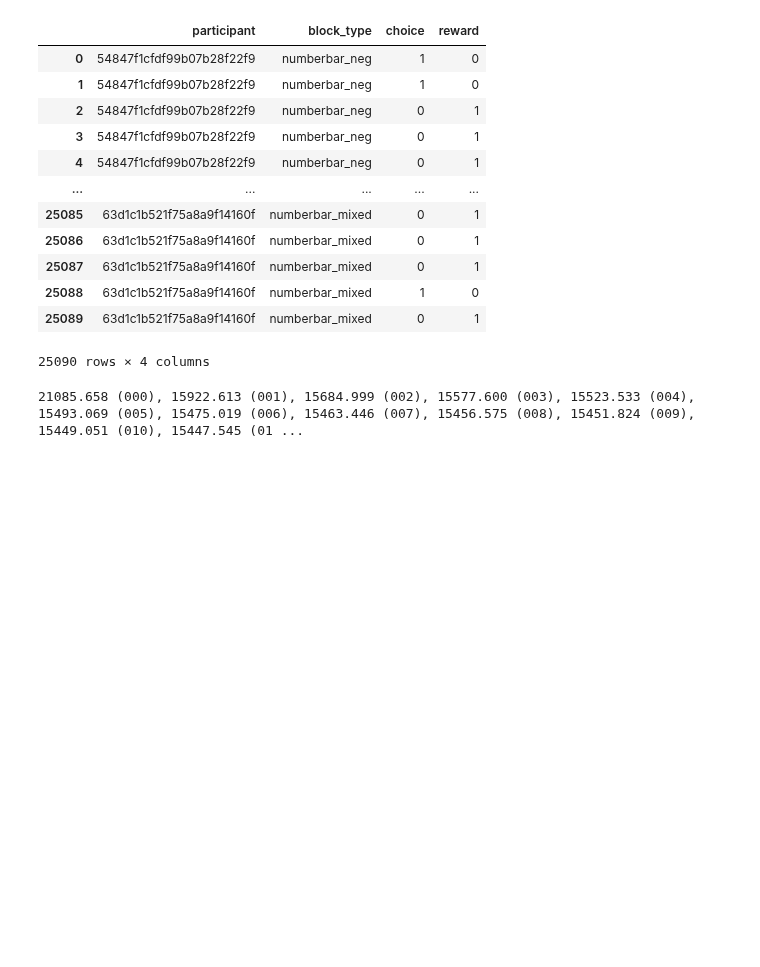
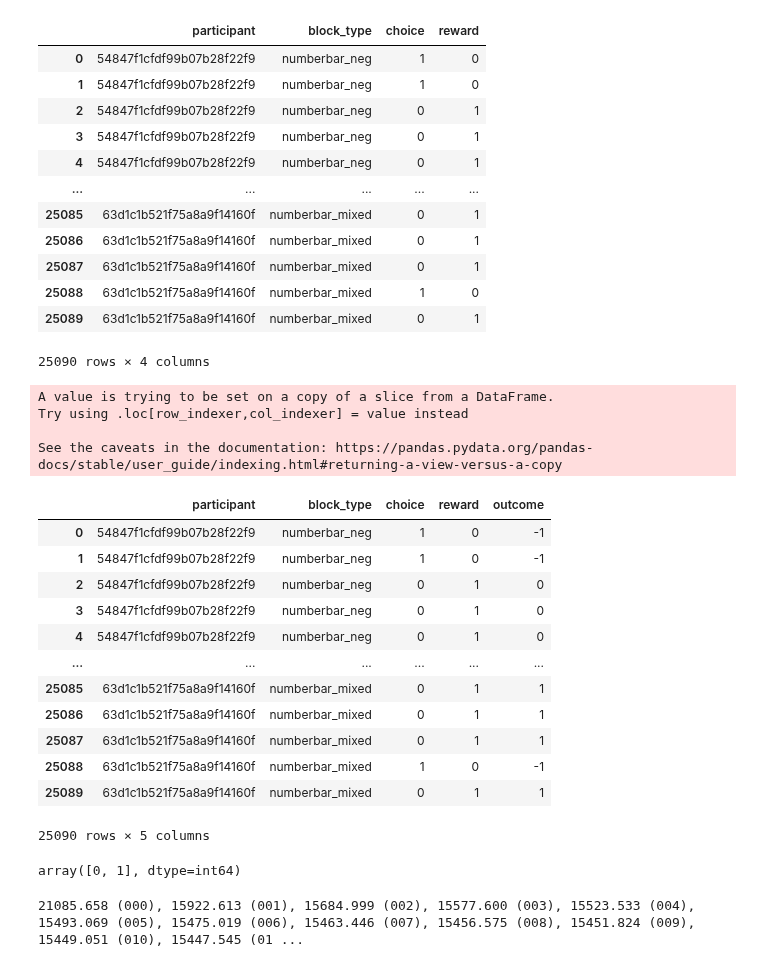
Before and after one commit to shawnrhoads/pyEM, a Jupyter notebook: examples/RW.ipynb, the cells around one changed output. Drawn from its saved outputs; the diff is of its cells as text; code cells hidden in the pictures; blank space fills up the shorter version.

```diff
--- a/examples/RW.ipynb
+++ b/examples/RW.ipynb
@@ -101,6 +102,49 @@ sub_c
 | 25088 | 63d1c1b521f75a8a9f14160f | numberbar_mixed | 1 | 0 |
 | 25089 | 63d1c1b521f75a8a9f14160f | numberbar_mixed | 0 | 1 |
 25090 rows × 4 columns
+# %%
+# Recode reward back to outcome (-1, 0, 1)
+def recode_outcome(row):
+    if row['block_type'] == 'numberbar_neg' and row['reward'] == 1:
+        return 0  # Negative block and reward 1 = $0
+    elif row['block_type'] == 'numberbar_neg' and row['reward'] == 0:
+        return -1   # Negative block and reward 0 = -$10
+    elif row['block_type'] == 'numberbar_pos' and row['reward'] == 1:
+        return 1   # Positive block and reward 1 = $10
+    elif row['block_type'] == 'numberbar_pos' and row['reward'] == 0:
+        return 0   # Positive block and reward 0 = $0
+    elif row['block_type'] == 'numberbar_mixed' and row['reward'] == 1:
+        return 1   # Mixed block and reward 1 = $10
+    elif row['block_type'] == 'numberbar_mixed' and row['reward'] == 0:
+        return -1   # Mixed block and reward 0 = -$10
+    else:
+        return None  # Handle any unexpected cases (optional)
+
+# Apply the function to the DataFrame to create a new 'outcome' column
+sub_c['outcome'] = sub_c.apply(recode_outcome, axis=1)
+sub_c
+# %% [output]
+A value is trying to be set on a copy of a slice from a DataFrame.
+Try using .loc[row_indexer,col_indexer] = value instead
+
+See the caveats in the documentation: https://pandas.pydata.org/pandas-docs/stable/user_guide/indexing.html#returning-a-view-versus-a-copy
+|  | participant | block_type | choice | reward | outcome |
+| 0 | 54847f1cfdf99b07b28f22f9 | numberbar_neg | 1 | 0 | -1 |
+| 1 | 54847f1cfdf99b07b28f22f9 | numberbar_neg | 1 | 0 | -1 |
+| 2 | 54847f1cfdf99b07b28f22f9 | numberbar_neg | 0 | 1 | 0 |
+| 3 | 54847f1cfdf99b07b28f22f9 | numberbar_neg | 0 | 1 | 0 |
+| 4 | 54847f1cfdf99b07b28f22f9 | numberbar_neg | 0 | 1 | 0 |
+| ... | ... | ... | ... | ... | ... |
+| 25085 | 63d1c1b521f75a8a9f14160f | numberbar_mixed | 0 | 1 | 1 |
+| 25086 | 63d1c1b521f75a8a9f14160f | numberbar_mixed | 0 | 1 | 1 |
+| 25087 | 63d1c1b521f75a8a9f14160f | numberbar_mixed | 0 | 1 | 1 |
+| 25088 | 63d1c1b521f75a8a9f14160f | numberbar_mixed | 1 | 0 | -1 |
+| 25089 | 63d1c1b521f75a8a9f14160f | numberbar_mixed | 0 | 1 | 1 |
+25090 rows × 5 columns
+# %%
+sub_c['reward'].unique()
+# %% [output]
+array([0, 1], dtype=int64)
 # %%
 all_data = []
 
```
Also changed, not shown: parts of 11 cells of this notebook, 1 other file.
